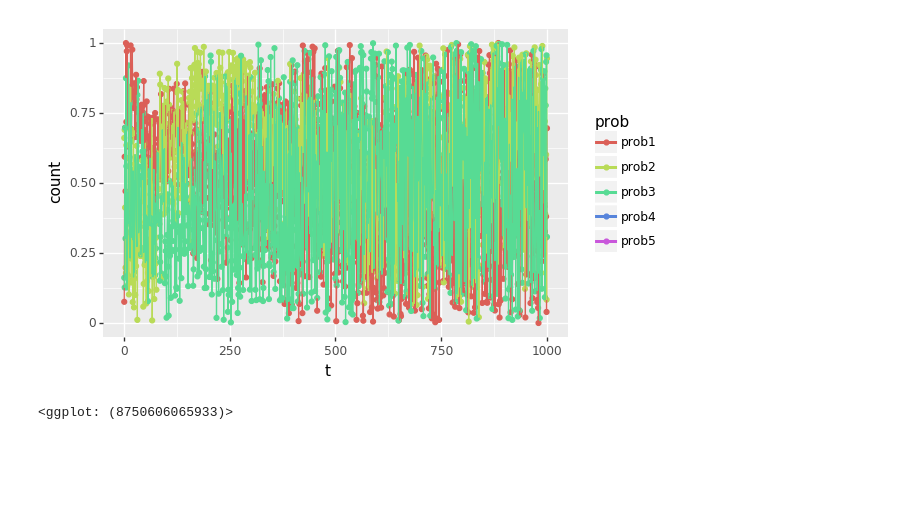
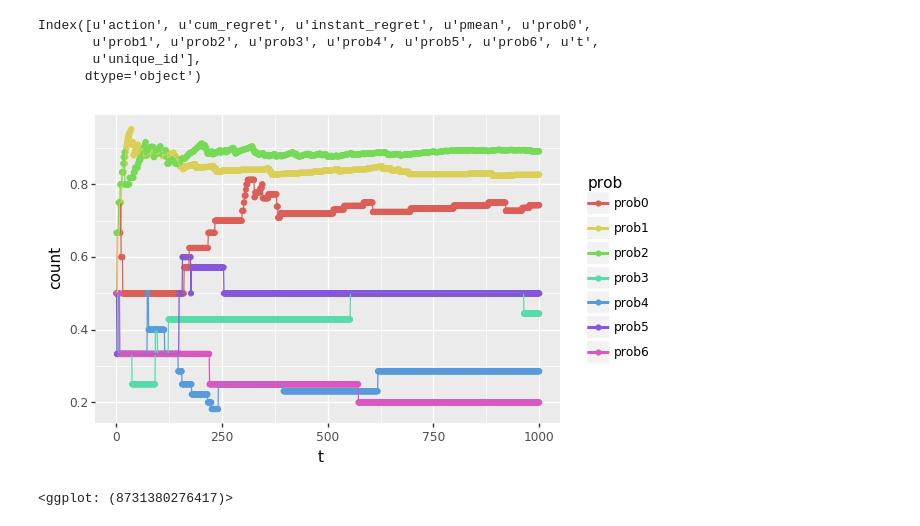
Before and after one commit to Nolski/sheriff, a Jupyter notebook: src/TS_Bandit_test.ipynb, the cells around one changed output. Saved outputs shown, nothing was run; the diff lists cells and outputs as text; code cells hidden in the pictures; blank space fills up the shorter version.

```diff
--- a/src/TS_Bandit_test.ipynb
+++ b/src/TS_Bandit_test.ipynb
@@ -21,24 +21,27 @@ from plotnine import *
 from base.experiment import BaseExperiment
 from finite_arm.agent_finite import FiniteBernoulliBanditTS, DriftingFiniteBernoulliBanditTS, FiniteBernoulliBanditLangevin
 
-from finite_arm.env_finite import DriftingFiniteArmedBernoulliBandit as FiniteArmedBernoulliBandit
-
-
+from finite_arm.env_finite import DriftingFiniteArmedBernoulliBandit, FiniteArmedBernoulliBandit
 
 sys.path.append(os.getcwd())
 
 ##############################################################################
 # Running a single experiment
 
-n_arm = 5
-probs = [0.7, 0.8, 0.9]
+probs = [0.7, 0.8, 0.9, 0.2, 0.34, 0.77, 0.01]
+n_arm = len(probs)
 n_steps = 1000
 seed = 0
 
 agent = FiniteBernoulliBanditLangevin(n_arm)
-env = FiniteArmedBernoulliBandit(n_arm)
-experiment = BaseExperiment(agent, env, n_steps=1000,
-                            seed=seed, unique_id='example')
+env = FiniteArmedBernoulliBandit(probs)
+experiment = BaseExperiment(
+    agent,
+    env,
+    n_steps=1000,
+    seed=seed,
+    unique_id='example'
+)
 
 experiment.run_experiment()
 
@@ -47,20 +50,26 @@ experiment.run_experiment()
 
 experiment.results.head()
 
-# display(experiment.results)
+series = ['prob{}'.format(i) for i in range(n_arm)]
+df = experiment.results.melt(
+    id_vars=['t'],
+    value_vars=series,
+    var_name='prob',
+    value_name='count'
+)
 
-series = ['prob{}'.format(i) for i in range(1, n_arm+1)]
-df = experiment.results.melt(id_vars=['t'], value_vars=series, var_name='prob', value_name='count')
-
-# display(df)
-
-(ggplot(df)
- + aes('t', 'count', color='prob', group='prob')
- + geom_point()
- + geom_line())
+posterior_means = (ggplot(df) + aes('t', 'count', color='prob', group='prob') + geom_point() +
+ geom_line())
 # %% [output]
-[figure, removed]
-<ggplot: (8750606065933)>
+Index([u'action', u'cum_regret', u'instant_regret', u'pmean', u'prob0',
+       u'prob1', u'prob2', u'prob3', u'prob4', u'prob5', u'prob6', u't',
+       u'unique_id'],
+      dtype='object')
+# %%
+display(posterior_means)
+# %% [output]
+[figure, added]
+<ggplot: (8731380276417)>
 # %%
 p = (gg.ggplot(experiment.results)
      + gg.aes(x='t', y='instant_regret', colour='unique_id')
```
Also changed, not shown: parts of 2 cells of this notebook, 2 other files.
